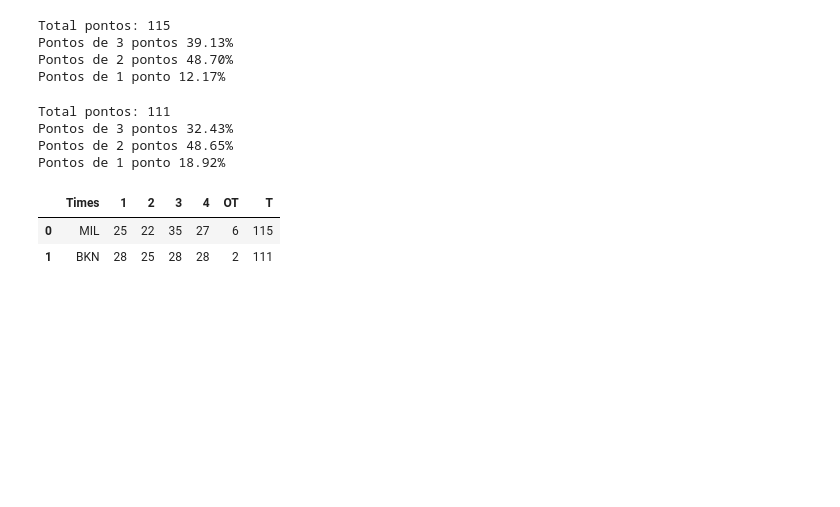
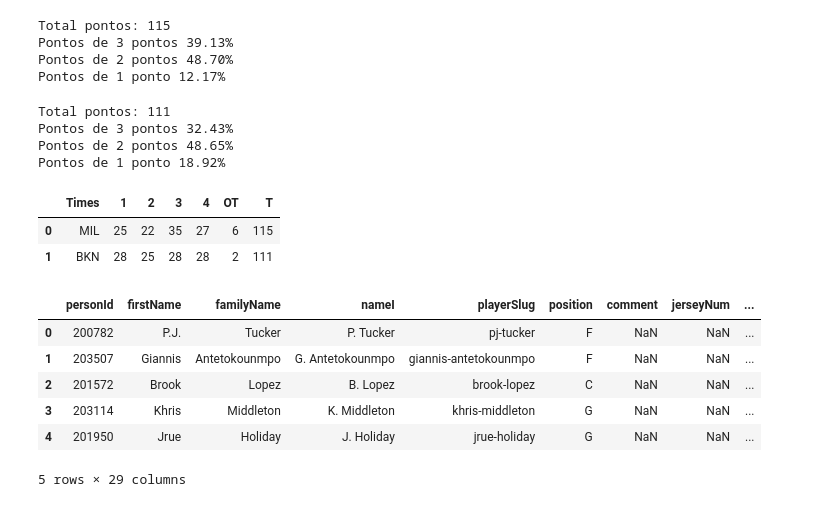
Before and after one commit to NERDBASK/NERDBASK, a Jupyter notebook: notebooks/analise1_BucksXNets_jogo7_Leste_SemiFinal.ipynb, the cells around one changed output. Saved outputs shown, nothing was run; the diff lists cells and outputs as text; code cells hidden in the pictures; blank space fills up the shorter version.

```diff
--- a/notebooks/analise1_BucksXNets_jogo7_Leste_SemiFinal.ipynb
+++ b/notebooks/analise1_BucksXNets_jogo7_Leste_SemiFinal.ipynb
@@ -169,0 +177,10 @@ df_placar
+# %%
+df_players_Q1.head()
+# %% [output]
+|  | personId | firstName | familyName | nameI | playerSlug | position | comment | jerseyNum | ... |
+| 0 | 200782 | P.J. | Tucker | P. Tucker | pj-tucker | F | NaN | NaN | ... |
+| 1 | 203507 | Giannis | Antetokounmpo | G. Antetokounmpo | giannis-antetokounmpo | F | NaN | NaN | ... |
+| 2 | 201572 | Brook | Lopez | B. Lopez | brook-lopez | C | NaN | NaN | ... |
+| 3 | 203114 | Khris | Middleton | K. Middleton | khris-middleton | G | NaN | NaN | ... |
+| 4 | 201950 | Jrue | Holiday | J. Holiday | jrue-holiday | G | NaN | NaN | ... |
+5 rows × 29 columns
```
Also changed, not shown: parts of 6 cells of this notebook, 31 other files.
